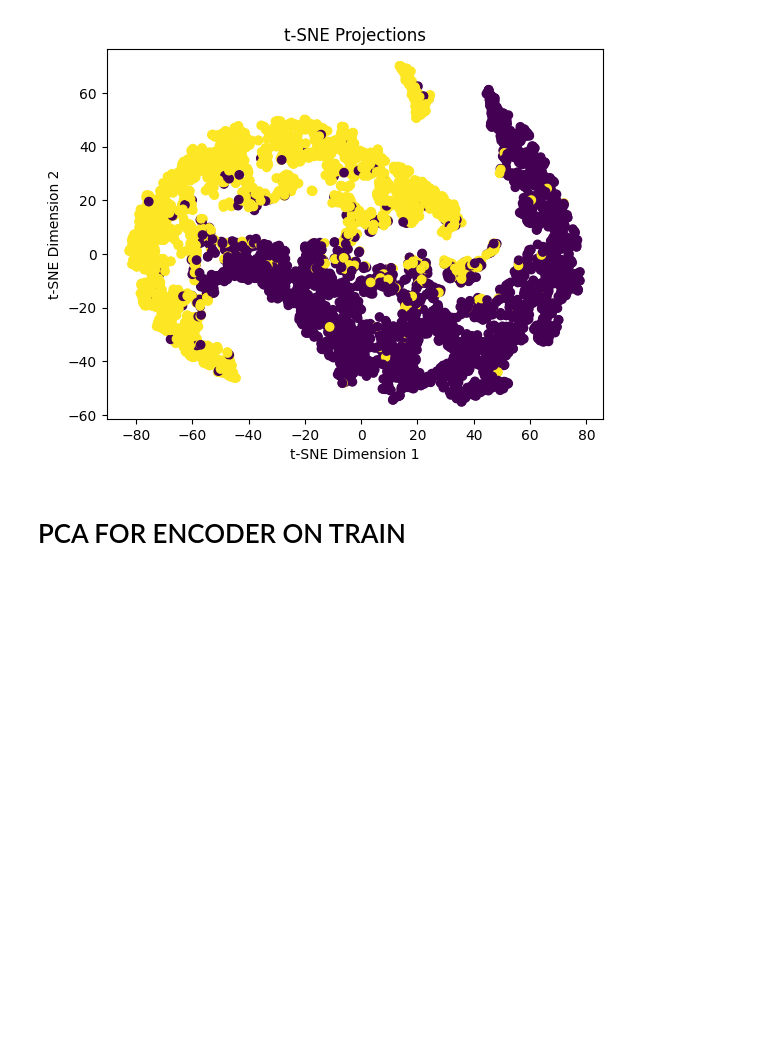
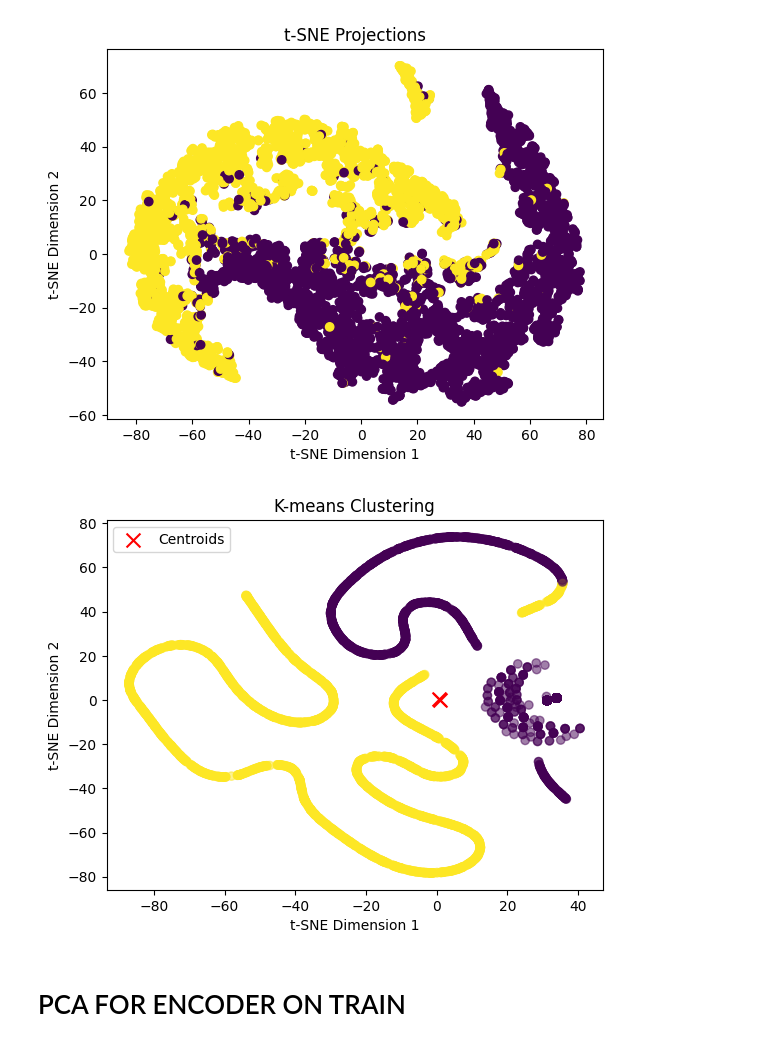
Before and after one commit to midnightripper/losses, a Jupyter notebook: KNN-Visualisation.ipynb, the cells around one changed output. Cells and saved outputs as stored; diff of their text form; code cells hidden in the pictures; blank space fills up the shorter version.

```diff
--- a/KNN-Visualisation.ipynb
+++ b/KNN-Visualisation.ipynb
@@ -244,6 +266,31 @@ plt.title('t-SNE Projections')
 plt.show()
 # %% [output]
 [figure]
+# %%
+k = 2  # Number of clusters you want to create
+kmeans = KMeans(n_clusters=k)
+kmeans.fit(trainoutputs)
+
+# Step 3: Get cluster labels for each example
+labels = kmeans.labels_
+
+# Step 4: Reduce data to 2 dimensions using t-SNE
+tsne = TSNE(n_components=2, random_state=42)
+reduced_data = tsne.fit_transform(trainoutputs)
+
+# Step 5: Get cluster centroids
+centroids = kmeans.cluster_centers_
+
+# Step 6: Plot the clusters and centroids
+plt.scatter(reduced_data[:, 0], reduced_data[:, 1], c=labels, cmap='viridis', alpha=0.5)
+plt.scatter(centroids[:, 0], centroids[:, 1], marker='x', color='red', s=100, label='Centroids')
+plt.title('K-means Clustering')
+plt.xlabel('t-SNE Dimension 1')
+plt.ylabel('t-SNE Dimension 2')
+plt.legend()
+plt.show()
+# %% [output]
+[figure, added]
 # %% [markdown]
 # PCA FOR ENCODER ON TRAIN
 # %%
```
Also changed, not shown: parts of 7 cells of this notebook.
